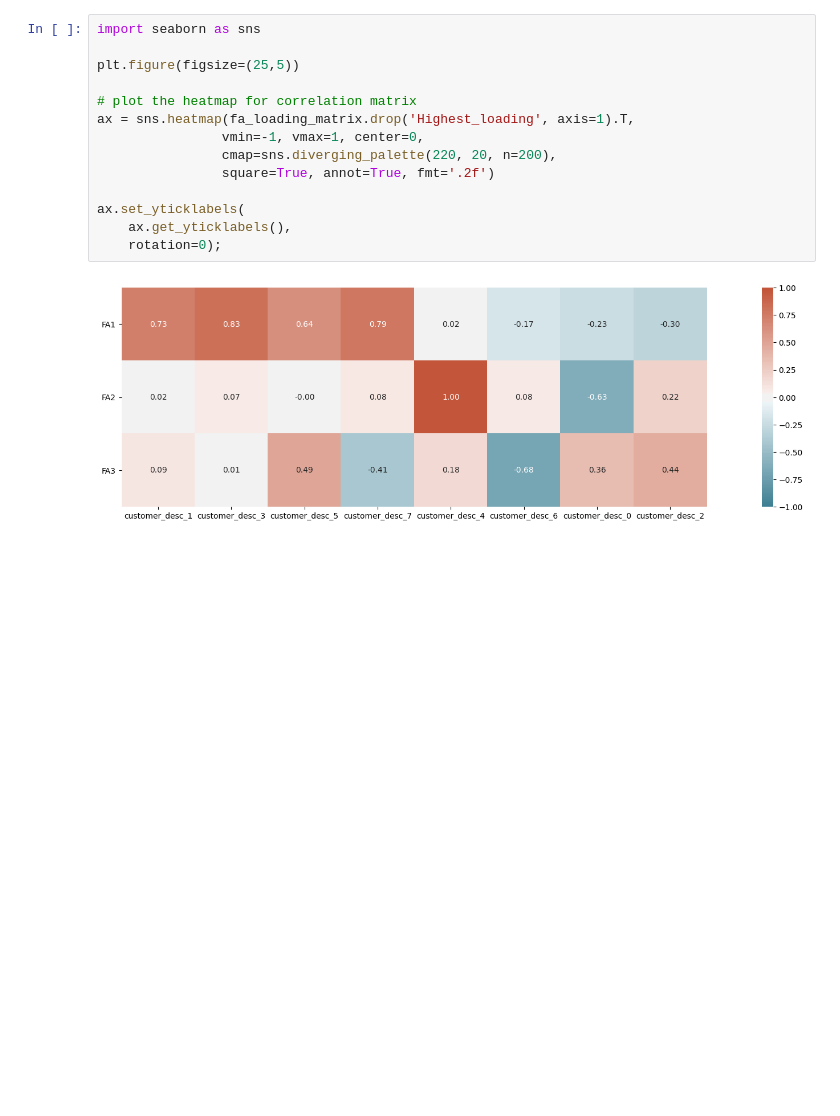
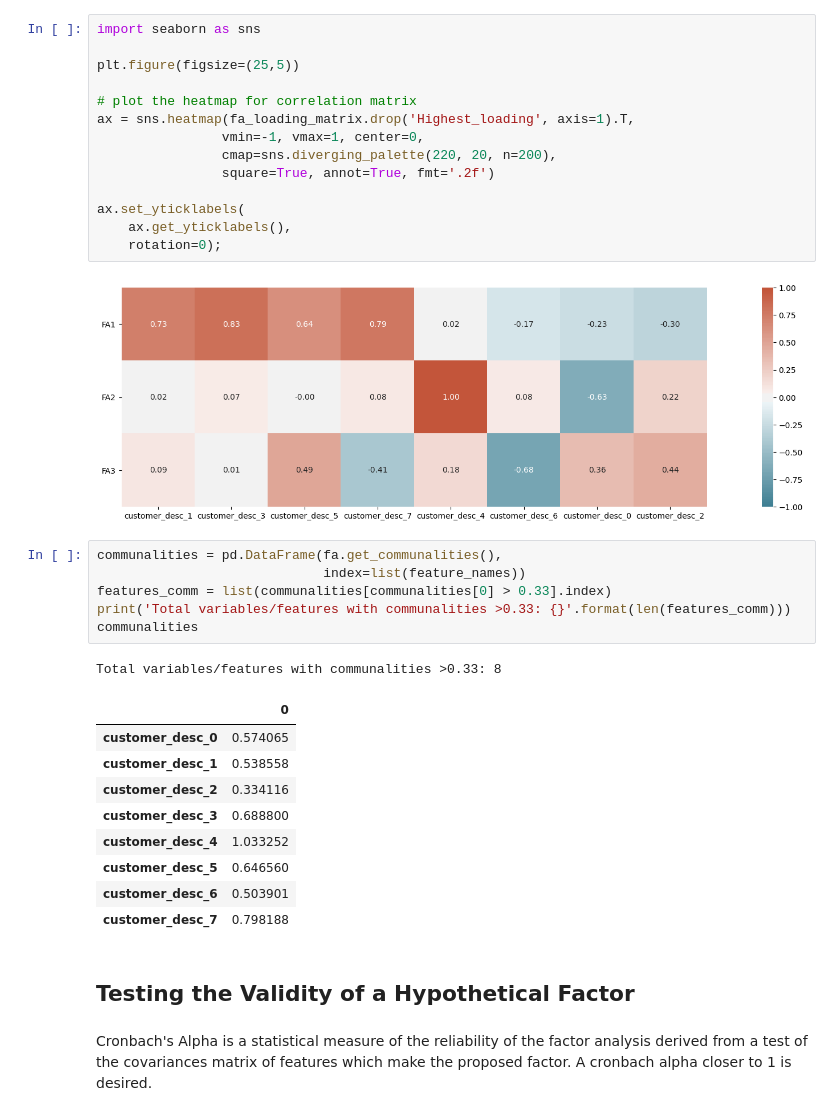
Before and after one commit to NathanielF/old_github_io_site, a Jupyter notebook: notebooks/TheoreticalRisks_Meehl.ipynb, the cells around one changed output. Drawn from its saved outputs; the diff is of its cells as text; blank space fills up the shorter version.

```diff
--- a/notebooks/TheoreticalRisks_Meehl.ipynb
+++ b/notebooks/TheoreticalRisks_Meehl.ipynb
@@ -153,6 +188,27 @@ ax.set_yticklabels(
     rotation=0);
 # %% [output]
 [figure]
+# %%
+communalities = pd.DataFrame(fa.get_communalities(),
+                             index=list(feature_names))
+features_comm = list(communalities[communalities[0] > 0.33].index)
+print('Total variables/features with communalities >0.33: {}'.format(len(features_comm)))
+communalities
+# %% [output]
+Total variables/features with communalities >0.33: 8
+|  | 0 |
+| customer_desc_0 | 0.574065 |
+| customer_desc_1 | 0.538558 |
+| customer_desc_2 | 0.334116 |
+| customer_desc_3 | 0.688800 |
+| customer_desc_4 | 1.033252 |
+| customer_desc_5 | 0.646560 |
+| customer_desc_6 | 0.503901 |
+| customer_desc_7 | 0.798188 |
+# %% [markdown]
+## Testing the Validity of a Hypothetical Factor
+# %% [markdown]
+Cronbach's Alpha is a statistical measure of the reliability of the factor analysis derived from a test of the covariances matrix of features which make the proposed factor. A cronbach alpha closer to 1 is desired.
 # %%
 import pingouin as pg
 #Create the factors
```
Also changed, not shown: parts of 16 cells of this notebook, 1 other file.
